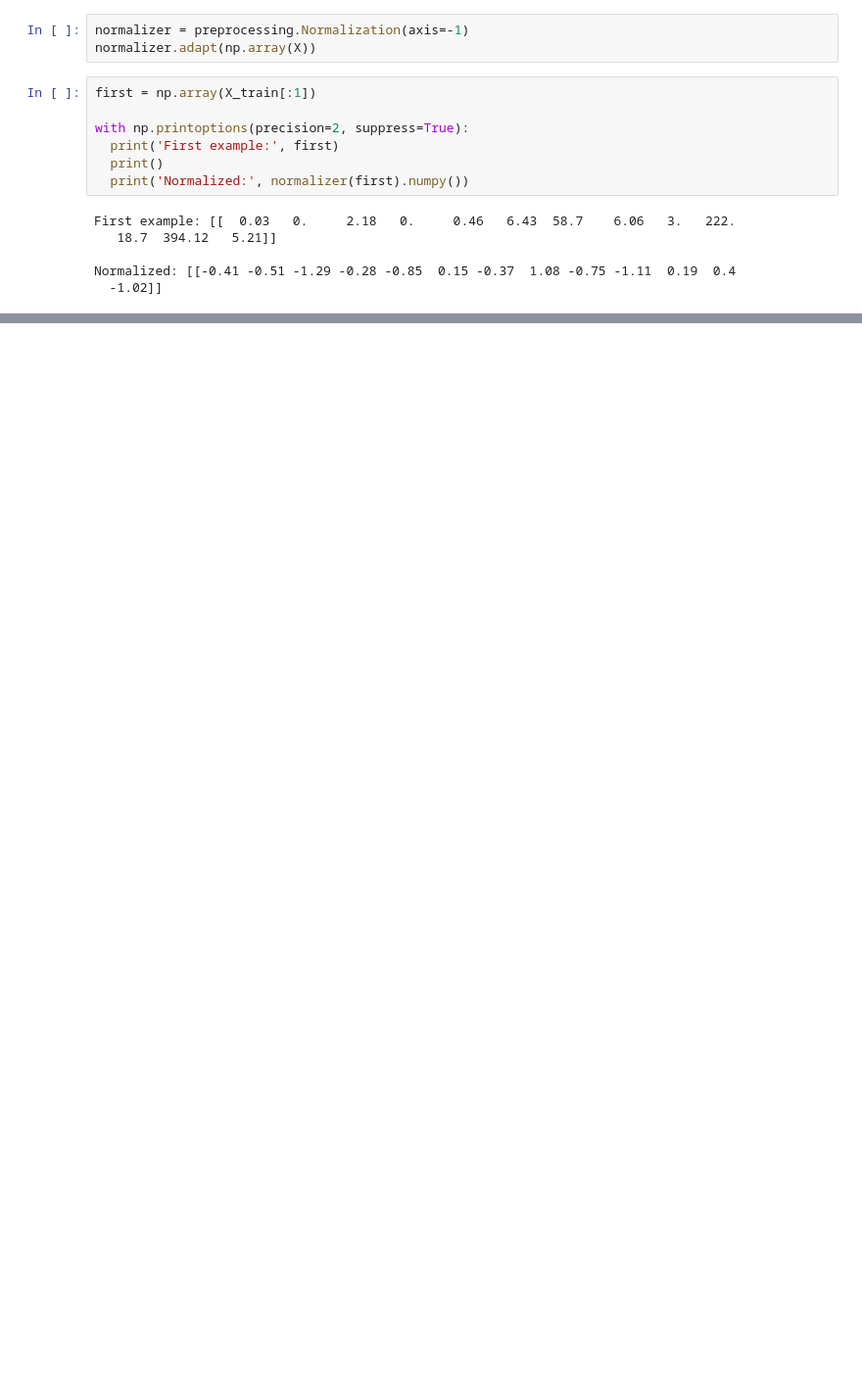
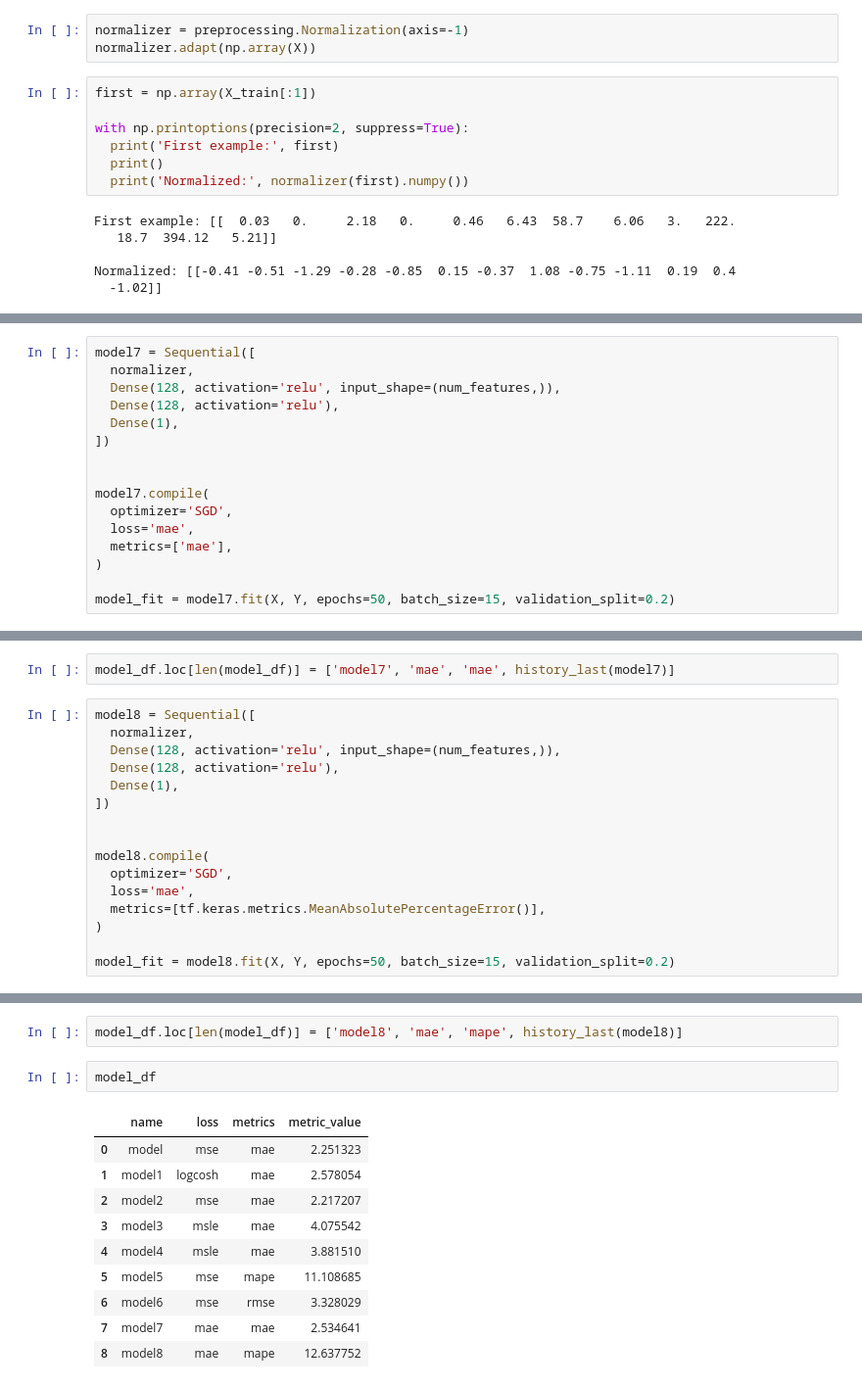
Before and after one commit to QuackingKnox/geekbrains, a Jupyter notebook: neural_networks/nn_3_lesson.ipynb, the cells around one changed output, grey strips where cells are left out. Shown at 98% size. Saved outputs shown, nothing was run; the diff lists cells and outputs as text; blank space fills up the shorter version.

```diff
--- a/neural_networks/nn_3_lesson.ipynb
+++ b/neural_networks/nn_3_lesson.ipynb
@@ -1396,0 +260,16 @@ Epoch 10/10
+# %%
+model7 = Sequential([
+  normalizer,
+  Dense(128, activation='relu', input_shape=(num_features,)),
+  Dense(128, activation='relu'),
+  Dense(1),
+])
+
+
+model7.compile(
+  optimizer='SGD',
+  loss='mae',
+  metrics=['mae'],
+)
+
+model_fit = model7.fit(X, Y, epochs=50, batch_size=15, validation_split=0.2)
@@ -1396,0 +294,18 @@ Epoch 10/10
+# %%
+model_df.loc[len(model_df)] = ['model7', 'mae', 'mae', history_last(model7)]
+# %%
+model8 = Sequential([
+  normalizer,
+  Dense(128, activation='relu', input_shape=(num_features,)),
+  Dense(128, activation='relu'),
+  Dense(1),
+])
+
+
+model8.compile(
+  optimizer='SGD',
+  loss='mae',
+  metrics=[tf.keras.metrics.MeanAbsolutePercentageError()],
+)
+
+model_fit = model8.fit(X, Y, epochs=50, batch_size=15, validation_split=0.2)
@@ -1396,0 +330,15 @@ Epoch 10/10
+# %%
+model_df.loc[len(model_df)] = ['model8', 'mae', 'mape', history_last(model8)]
+# %%
+model_df
+# %% [output]
+|  | name | loss | metrics | metric_value |
+| 0 | model | mse | mae | 2.251323 |
+| 1 | model1 | logcosh | mae | 2.578054 |
+| 2 | model2 | mse | mae | 2.217207 |
+| 3 | model3 | msle | mae | 4.075542 |
+| 4 | model4 | msle | mae | 3.881510 |
+| 5 | model5 | mse | mape | 11.108685 |
+| 6 | model6 | mse | rmse | 3.328029 |
+| 7 | model7 | mae | mae | 2.534641 |
+| 8 | model8 | mae | mape | 12.637752 |
```
Also changed, not shown: parts of 166 cells of this notebook.
